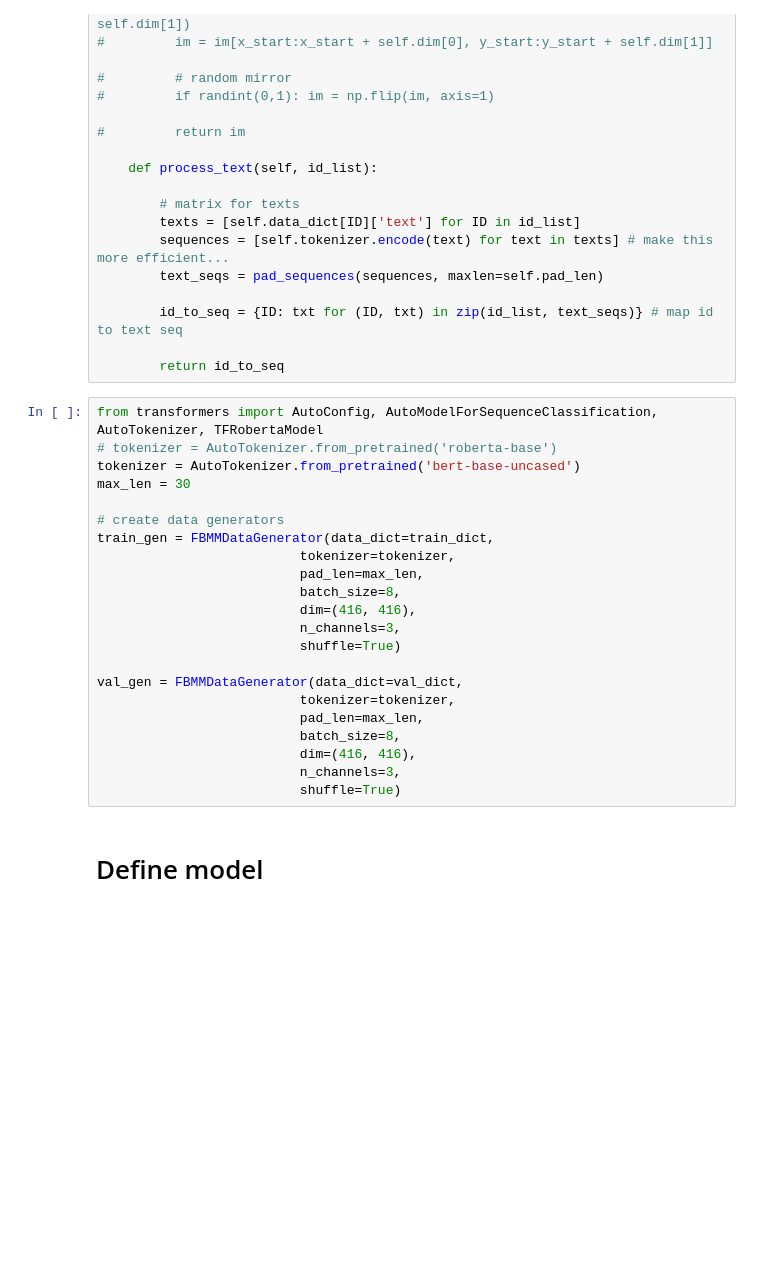
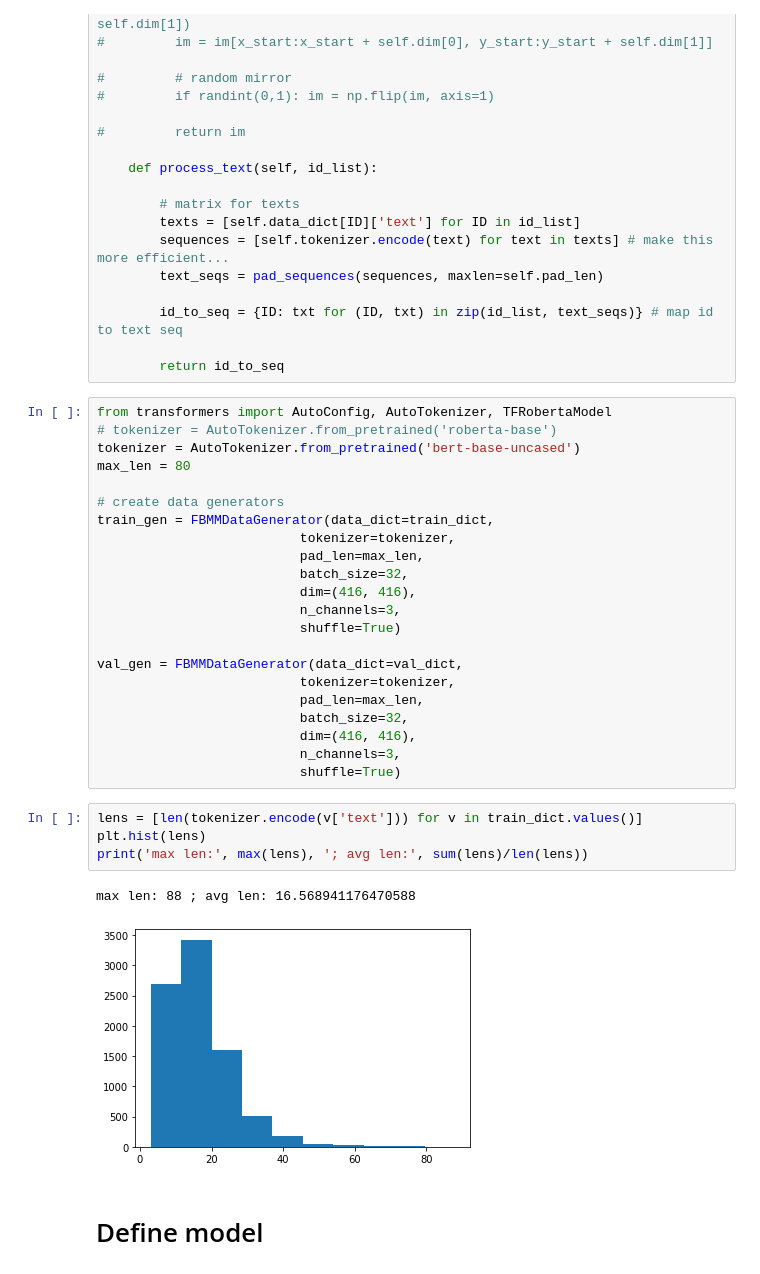
Before and after one commit to andrewlee98/multimodal-hate-speech-detection, a Jupyter notebook: facebook_data_models/facebook_visbert_yolov3_classes_with_resnet_mmbt.ipynb, the cells around one changed output. Drawn from its saved outputs; the diff is of its cells as text; blank space fills up the shorter version.

Commit message:
trained on vm

```diff
--- a/facebook_data_models/facebook_visbert_yolov3_classes_with_resnet_mmbt.ipynb
+++ b/facebook_data_models/facebook_visbert_yolov3_classes_with_resnet_mmbt.ipynb
@@ -637,16 +636,16 @@ class FBMMDataGenerator(tf.keras.utils.Sequence):
 
         return id_to_seq
 # %%
-from transformers import AutoConfig, AutoModelForSequenceClassification, AutoTokenizer, TFRobertaModel
+from transformers import AutoConfig, AutoTokenizer, TFRobertaModel
 # tokenizer = AutoTokenizer.from_pretrained('roberta-base')
 tokenizer = AutoTokenizer.from_pretrained('bert-base-uncased')
-max_len = 30
+max_len = 80
 
 # create data generators
 train_gen = FBMMDataGenerator(data_dict=train_dict,
                           tokenizer=tokenizer,
                           pad_len=max_len,
-                          batch_size=8,
+                          batch_size=32,
                           dim=(416, 416),
                           n_channels=3,
                           shuffle=True)
@@ -654,10 +653,17 @@ train_gen = FBMMDataGenerator(data_dict=train_dict,
 val_gen = FBMMDataGenerator(data_dict=val_dict,
                           tokenizer=tokenizer,
                           pad_len=max_len,
-                          batch_size=8,
+                          batch_size=32,
                           dim=(416, 416),
                           n_channels=3,
                           shuffle=True)
+# %%
+lens = [len(tokenizer.encode(v['text'])) for v in train_dict.values()]
+plt.hist(lens)
+print('max len:', max(lens), '; avg len:', sum(lens)/len(lens))
+# %% [output]
+max len: 88 ; avg len: 16.568941176470588
+[figure, added]
 # %% [markdown]
 # Define model
 # %%
```
Also changed, not shown: parts of 11 cells of this notebook.
